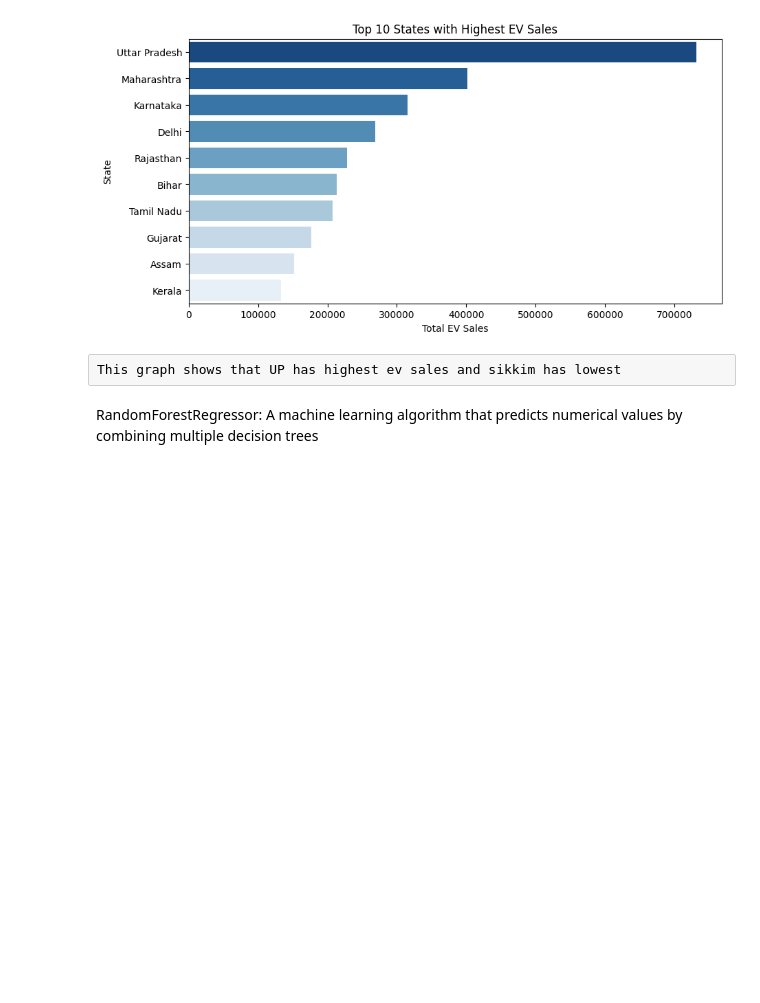
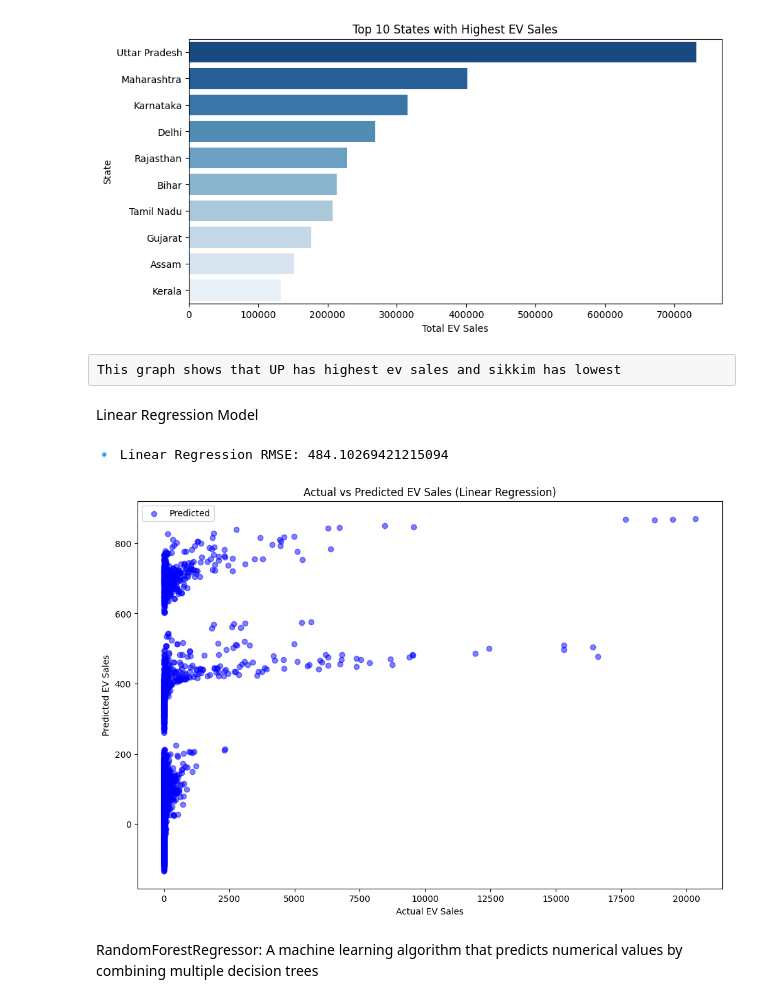
Before and after one commit to raosanju-yadav/UM-Project, a Jupyter notebook: Notebooks/ev sales.ipynb, the cells around one changed output. Cells and saved outputs as stored; diff of their text form; code cells hidden in the pictures; blank space fills up the shorter version.

```diff
--- a/Notebooks/ev sales.ipynb
+++ b/Notebooks/ev sales.ipynb
@@ -102,6 +103,34 @@ Passing `palette` without assigning `hue` is deprecated and will be removed in v
 [figure]
 # %% [raw]
 This graph shows that UP has highest ev sales and sikkim has lowest
+# %% [markdown]
+Linear Regression Model
+# %%
+# Split Data for Model Training
+X = df.drop(columns=['EV_Sales_Quantity'])
+y = df['EV_Sales_Quantity']
+X_train, X_test, y_train, y_test = train_test_split(X, y, test_size=0.2, random_state=42)
+
+# Train Linear Regression Model
+lr_model = LinearRegression()
+lr_model.fit(X_train, y_train)
+
+# Predict & Evaluate
+y_pred_lr = lr_model.predict(X_test)
+rmse_lr = np.sqrt(mean_squared_error(y_test, y_pred_lr))
+print(f"🔹 Linear Regression RMSE: {rmse_lr}")
+
+# Plot Actual vs Predicted
+plt.figure(figsize=(12,8))
+plt.scatter(y_test, y_pred_lr, alpha=0.5, color="blue", label="Predicted")
+plt.xlabel("Actual EV Sales")
+plt.ylabel("Predicted EV Sales")
+plt.title("Actual vs Predicted EV Sales (Linear Regression)")
+plt.legend()
+plt.show()
+# %% [output]
+🔹 Linear Regression RMSE: 484.10269421215094
+[figure, added]
 # %% [markdown]
 RandomForestRegressor: A machine learning algorithm that predicts numerical values by combining multiple decision trees
 # %% [markdown]
```
Also changed, not shown: parts of 2 cells of this notebook, 1 other file.
